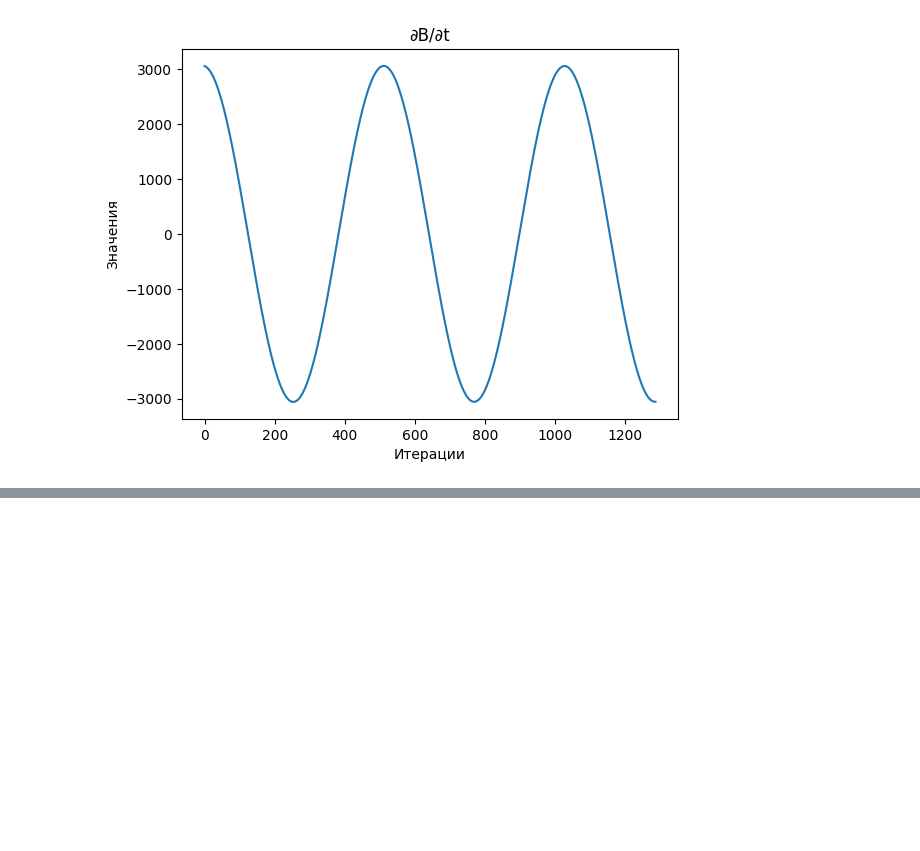
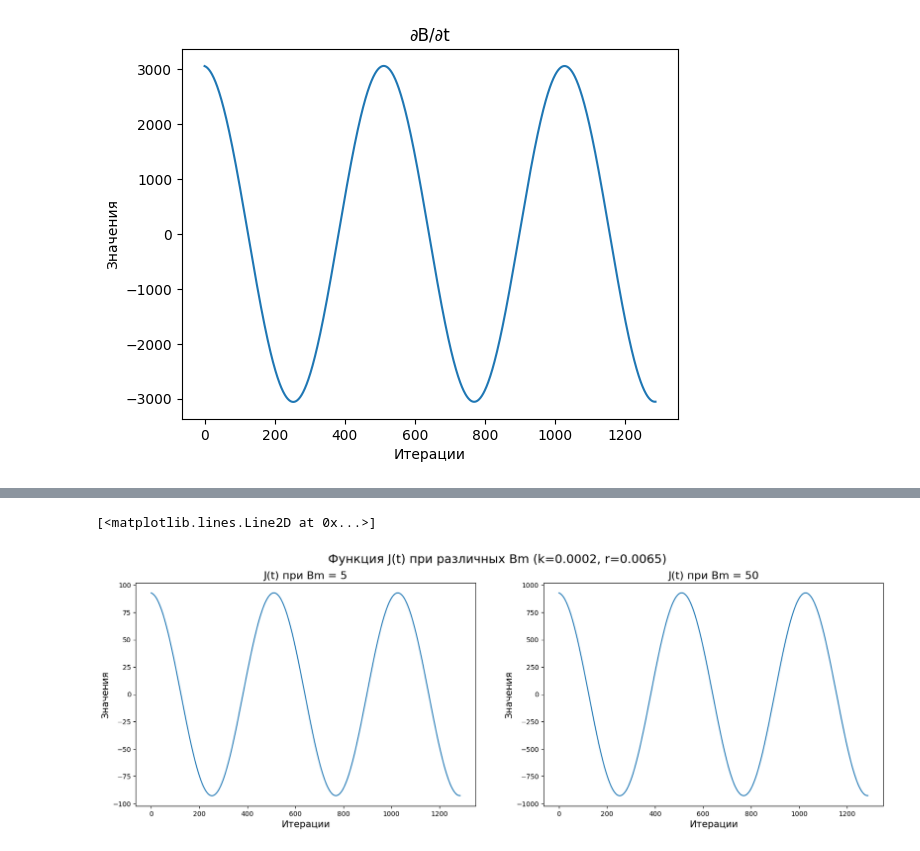
Before and after one commit to Luti0/influence_of_magnetic_treatment, a Jupyter notebook: notebooks/Bm_k_t.ipynb, the cells around one changed output, grey strips where cells are left out. Cells and saved outputs as stored; diff of their text form; code cells hidden in the pictures; blank space fills up the shorter version.

```diff
--- a/notebooks/Bm_k_t.ipynb
+++ b/notebooks/Bm_k_t.ipynb
@@ -152,0 +296,37 @@ plt.plot(Bt)
+# %%
+fig, axs = plt.subplots(1,2)
+
+fig.set_size_inches(20,6)
+fig.suptitle('Функция J(t) при различных Bm (k=0.0002, r=0.0065)', fontsize=18)
+
+sigma = 46.7
+Bm = 5
+Bt0 = []
+k = 0.0002
+r = 0.0065
+t = 0
+while t < T:
+    bt = r/2 * sigma * Bm*(L/uS*math.pi/k*math.cos(L/uS*math.pi/k*t)-1/T*math.sin(L/uS*math.pi/k*t)*math.exp(-t/T))
+    Bt0.append(bt)
+    t += 0.0001
+
+axs[0].set_ylabel('Значения', fontsize=14)
+axs[0].set_xlabel('Итерации', fontsize=14)
+axs[0].set_title('J(t) при Bm = '+ str(Bm), fontsize=16)
+axs[0].plot(Bt0)
+
+Bm = 50
+Bt1 = []
+t = 0
+while t < T:
+    bt = r/2 * sigma * Bm*(L/uS*math.pi/k*math.cos(L/uS*math.pi/k*t)-1/T*math.sin(L/uS*math.pi/k*t)*math.exp(-t/T))
+    Bt1.append(bt)
+    t += 0.0001
+
+axs[1].set_ylabel('Значения', fontsize=14)
+axs[1].set_xlabel('Итерации', fontsize=14)
+axs[1].set_title('J(t) при Bm = '+ str(Bm), fontsize=16)
+axs[1].plot(Bt1)
+# %% [output]
+[<matplotlib.lines.Line2D at 0x...>]
+[figure, added]
```
Also changed, not shown: parts of 6 cells of this notebook, 42 other files.
